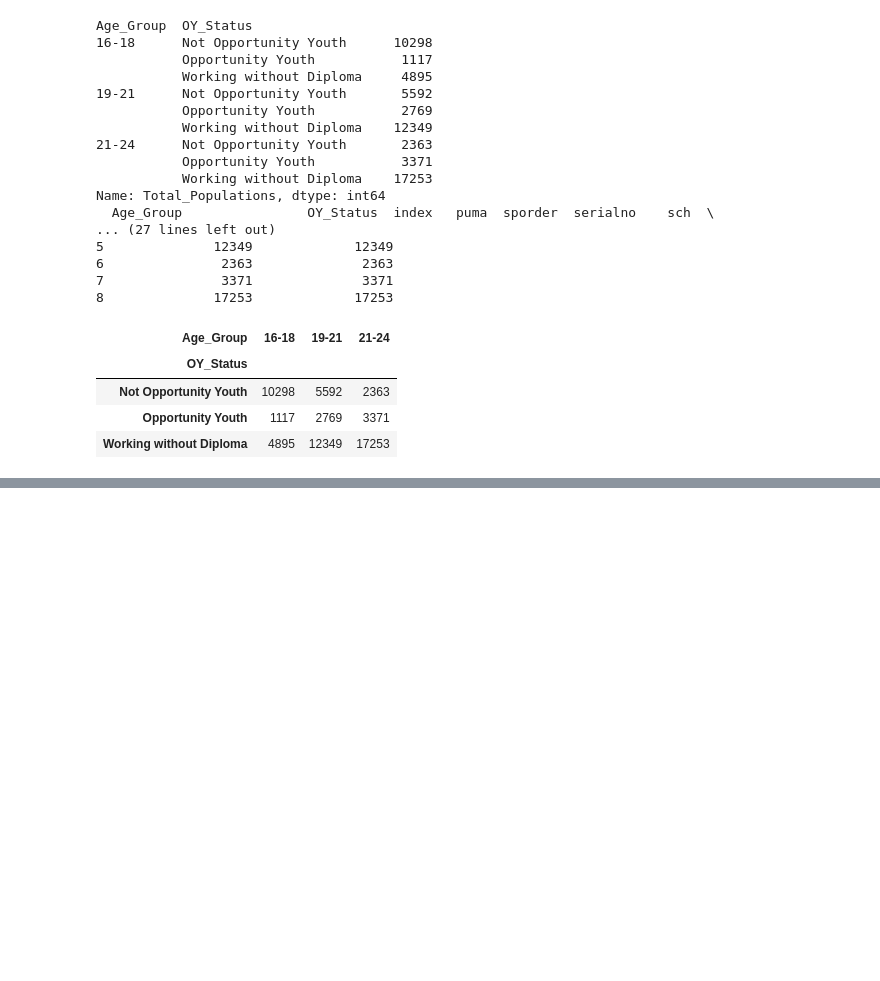
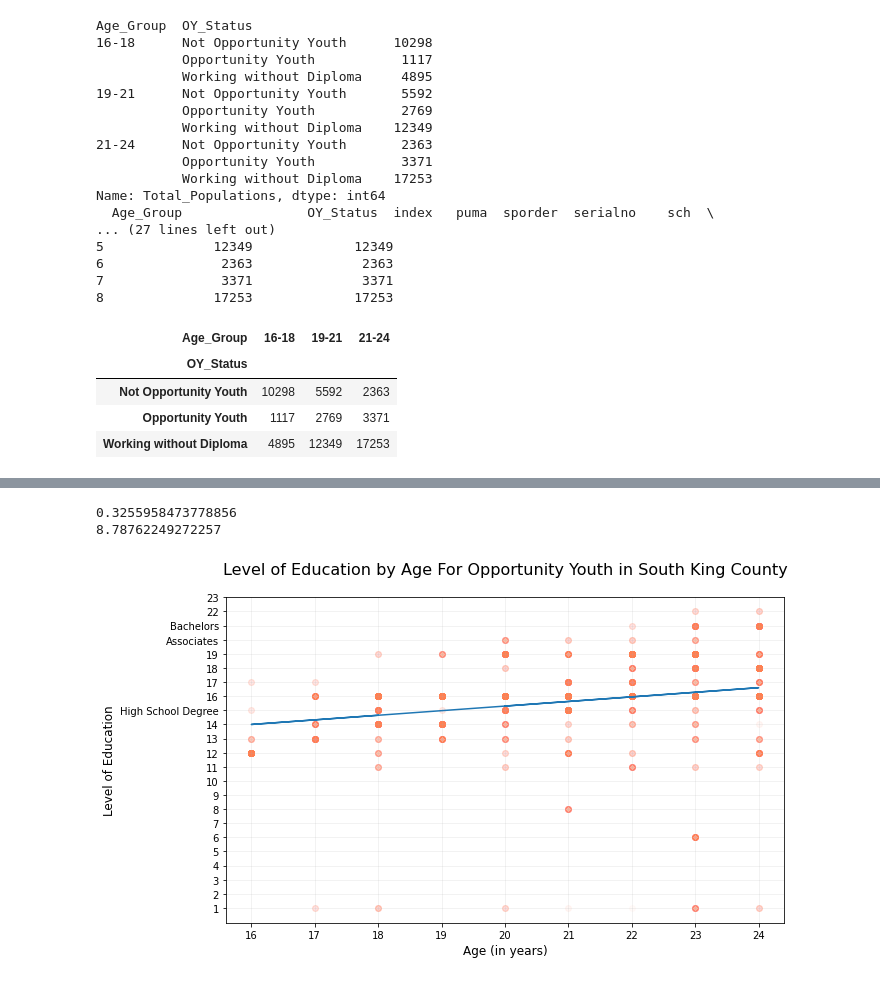
Before and after one commit to ghPRao/Opportunity-Youth, a Jupyter notebook: Will_Clean_Room.ipynb, the cells around one changed output, grey strips where cells are left out. Saved outputs shown, nothing was run; the diff lists cells and outputs as text; code cells hidden in the pictures; blank space fills up the shorter version.

```diff
--- a/Will_Clean_Room.ipynb
+++ b/Will_Clean_Room.ipynb
@@ -219,0 +288,26 @@ oy_piv
+# %%
+#Builds, labels, titles, the scatter
+fig, ax = plt.subplots(figsize=(10, 6))
+ax_scatter = plt.scatter(oy_chart.agep, oy_chart.schl, alpha=.01, c="coral")
+plt.title('Level of Education by Age For Opportunity Youth in South King County', fontsize=16, y=1.05)
+plt.xlabel('Age (in years)', fontsize=12)
+plt.ylabel('Level of Education', fontsize=12)
+plt.yticks([1, 2, 3, 4, 5, 6, 7, 8, 9, 10, 11, 12, 13, 14, 15, 16, 17, 18, 19, 20, 21, 22, 23], [1, 2, 3, 4, 5, 6, 7, 8, 9, 10, 11, 12, 13, 14, 'High School Degree',16, 17, 18, 19, 'Associates', 'Bachelors', 22, 23])
+plt.grid(alpha=.2)
+plt.savefig('project_one_scatter_oy.png', dpi=300, bbox_inches='tight')
+#Best fit line
+plt.plot(oy_chart.agep, np.poly1d(np.polyfit(oy_chart.agep, oy_chart.schl, 1))(oy_chart.agep))
+#Finding best fit M and B
+ocx = oy_chart.agep
+ocy = oy_chart.schl
+ocy.to_numpy(dtype="float32")
+ocx.to_numpy(dtype="float32")
+m, b = np.polyfit(ocx, ocy, 1)
+#Prints m, then b, then plots the graph
+print(m)
+print(b)
+plt.show()
+# %% [output]
+0.3255958473778856
+8.78762249272257
+[figure, added]
```
Also changed, not shown: parts of 12 cells of this notebook, 3 other files.
